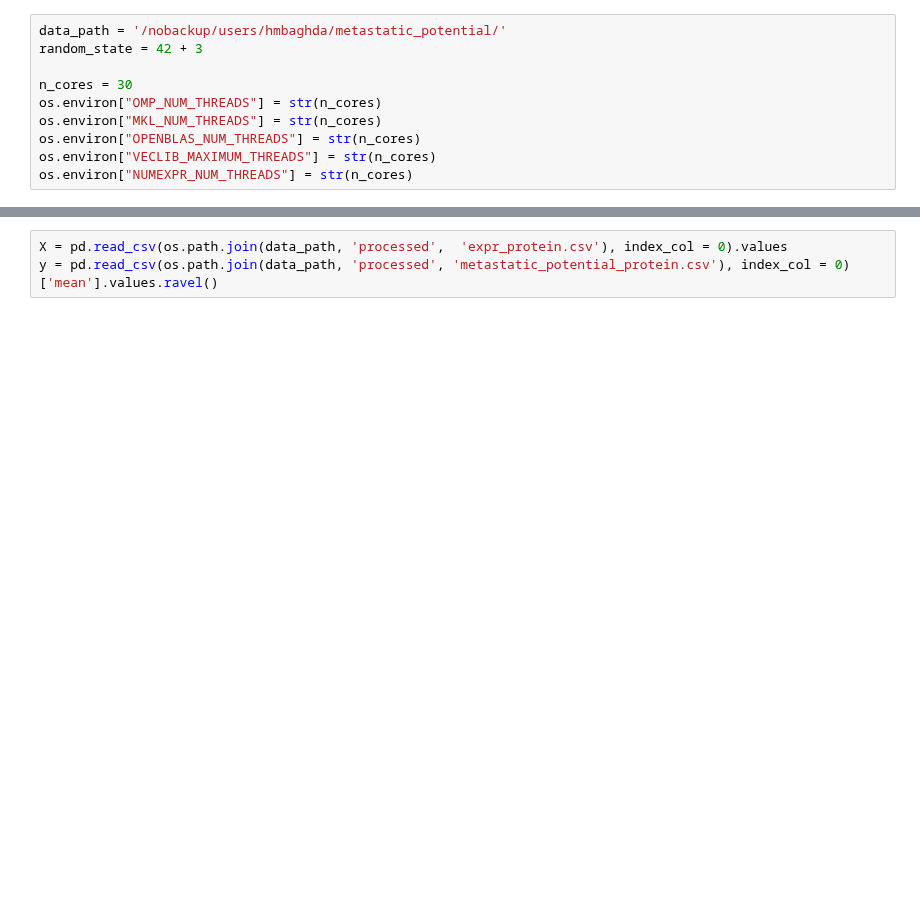
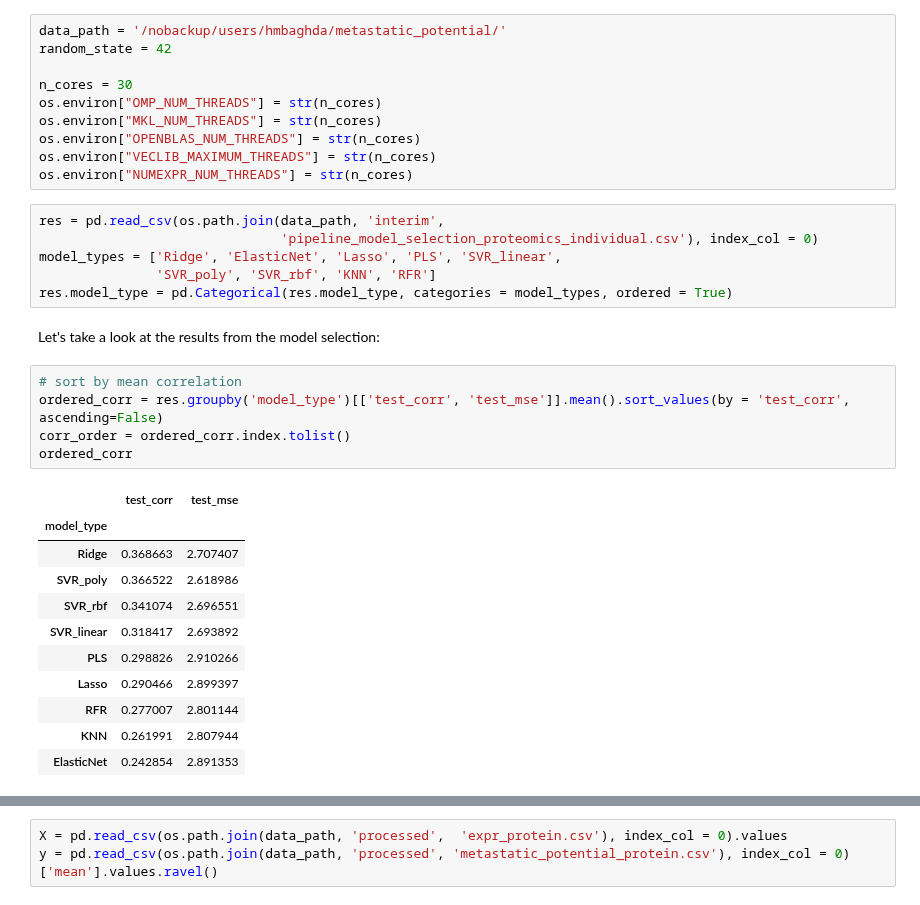
Before and after one commit to hmbaghdassarian/metastatic_potential, a Jupyter notebook: notebooks/B_protein_prediction/03_predict_proteomics.ipynb, the cells around one changed output, grey strips where cells are left out. Drawn from its saved outputs; the diff is of its cells as text; blank space fills up the shorter version.

```diff
--- a/notebooks/B_protein_prediction/03_predict_proteomics.ipynb
+++ b/notebooks/B_protein_prediction/03_predict_proteomics.ipynb
@@ -24,7 +32,7 @@ from utils import get_stats, mixup, write_pickled_object
 from utils import FeatureSelector, MeanCenterer
 # %%
 data_path = '/nobackup/users/hmbaghda/metastatic_potential/'
-random_state = 42 + 3
+random_state = 42
 
 n_cores = 30
 os.environ["OMP_NUM_THREADS"] = str(n_cores)
@@ -32,3 +40,28 @@ os.environ["MKL_NUM_THREADS"] = str(n_cores)
 os.environ["OPENBLAS_NUM_THREADS"] = str(n_cores)
 os.environ["VECLIB_MAXIMUM_THREADS"] = str(n_cores)
 os.environ["NUMEXPR_NUM_THREADS"] = str(n_cores)
+# %%
+res = pd.read_csv(os.path.join(data_path, 'interim',
+                               'pipeline_model_selection_proteomics_individual.csv'), index_col = 0)
+model_types = ['Ridge', 'ElasticNet', 'Lasso', 'PLS', 'SVR_linear',
+               'SVR_poly', 'SVR_rbf', 'KNN', 'RFR']
+res.model_type = pd.Categorical(res.model_type, categories = model_types, ordered = True)
+# %% [markdown]
+Let's take a look at the results from the model selection:
+# %%
+# sort by mean correlation
+ordered_corr = res.groupby('model_type')[['test_corr', 'test_mse']].mean().sort_values(by = 'test_corr', ascending=False)
+corr_order = ordered_corr.index.tolist()
+ordered_corr
+# %% [output]
+|  | test_corr | test_mse |
+| model_type |  |  |
+| Ridge | 0.368663 | 2.707407 |
+| SVR_poly | 0.366522 | 2.618986 |
+| SVR_rbf | 0.341074 | 2.696551 |
+| SVR_linear | 0.318417 | 2.693892 |
+| PLS | 0.298826 | 2.910266 |
+| Lasso | 0.290466 | 2.899397 |
+| RFR | 0.277007 | 2.801144 |
+| KNN | 0.261991 | 2.807944 |
+| ElasticNet | 0.242854 | 2.891353 |
```
Also changed, not shown: parts of 47 cells of this notebook, 10 other files.
